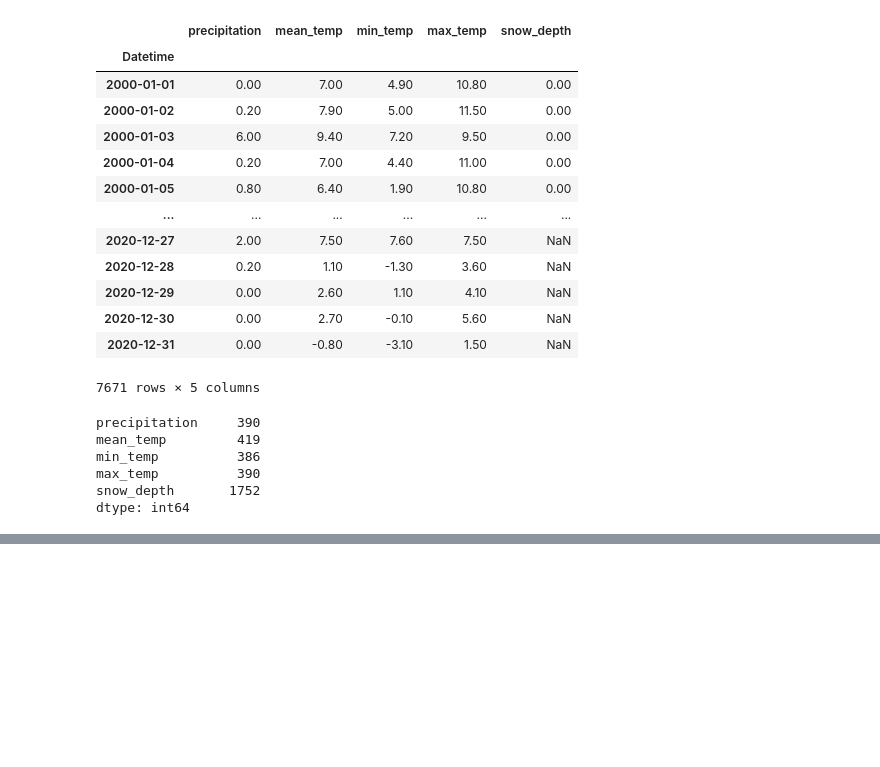
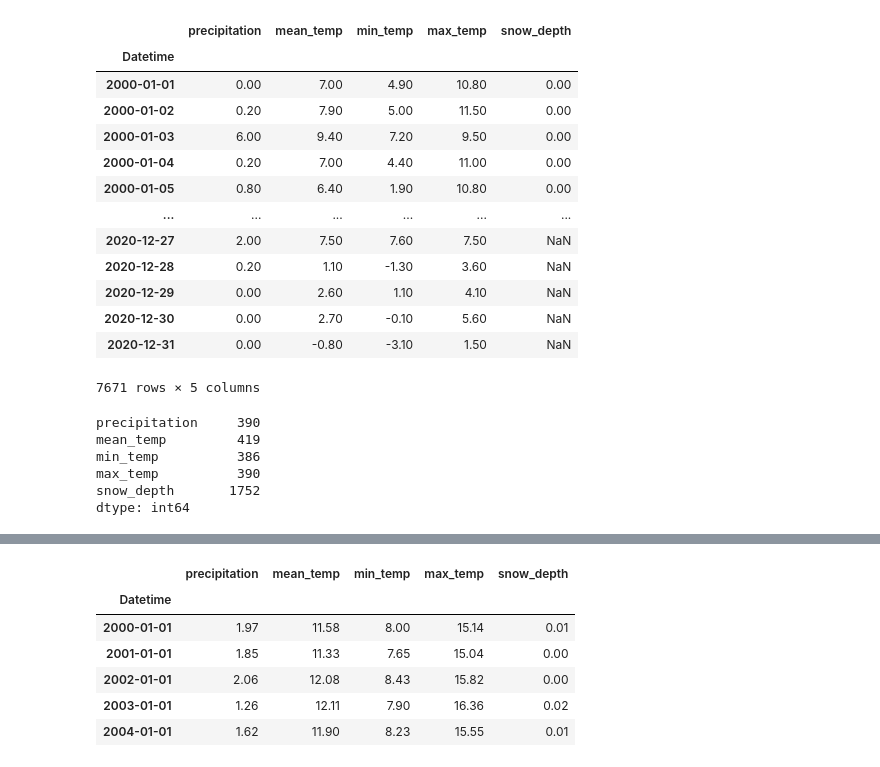
Before and after one commit to Beagan19/-Core--Resampling-Datetime-Data, a Jupyter notebook: (Core) Resampling Datetime Data.ipynb, the cells around one changed output, grey strips where cells are left out. Cells and saved outputs as stored; diff of their text form; code cells hidden in the pictures; blank space fills up the shorter version.

```diff
--- a/(Core) Resampling Datetime Data.ipynb
+++ b/(Core) Resampling Datetime Data.ipynb
@@ -119,0 +227,13 @@ dtype: int64
+# %%
+# resample year
+ts_AS_res = ts.resample("AS").mean()
+ts_AS_res.name = 'Resampled'
+ts_AS_res.head()
+# %% [output]
+|  | precipitation | mean_temp | min_temp | max_temp | snow_depth |
+| Datetime |  |  |  |  |  |
+| 2000-01-01 | 1.97 | 11.58 | 8.00 | 15.14 | 0.01 |
+| 2001-01-01 | 1.85 | 11.33 | 7.65 | 15.04 | 0.00 |
+| 2002-01-01 | 2.06 | 12.08 | 8.43 | 15.82 | 0.00 |
+| 2003-01-01 | 1.26 | 12.11 | 7.90 | 16.36 | 0.02 |
+| 2004-01-01 | 1.62 | 11.90 | 8.23 | 15.55 | 0.01 |
```
Also changed, not shown: parts of 11 cells of this notebook.
